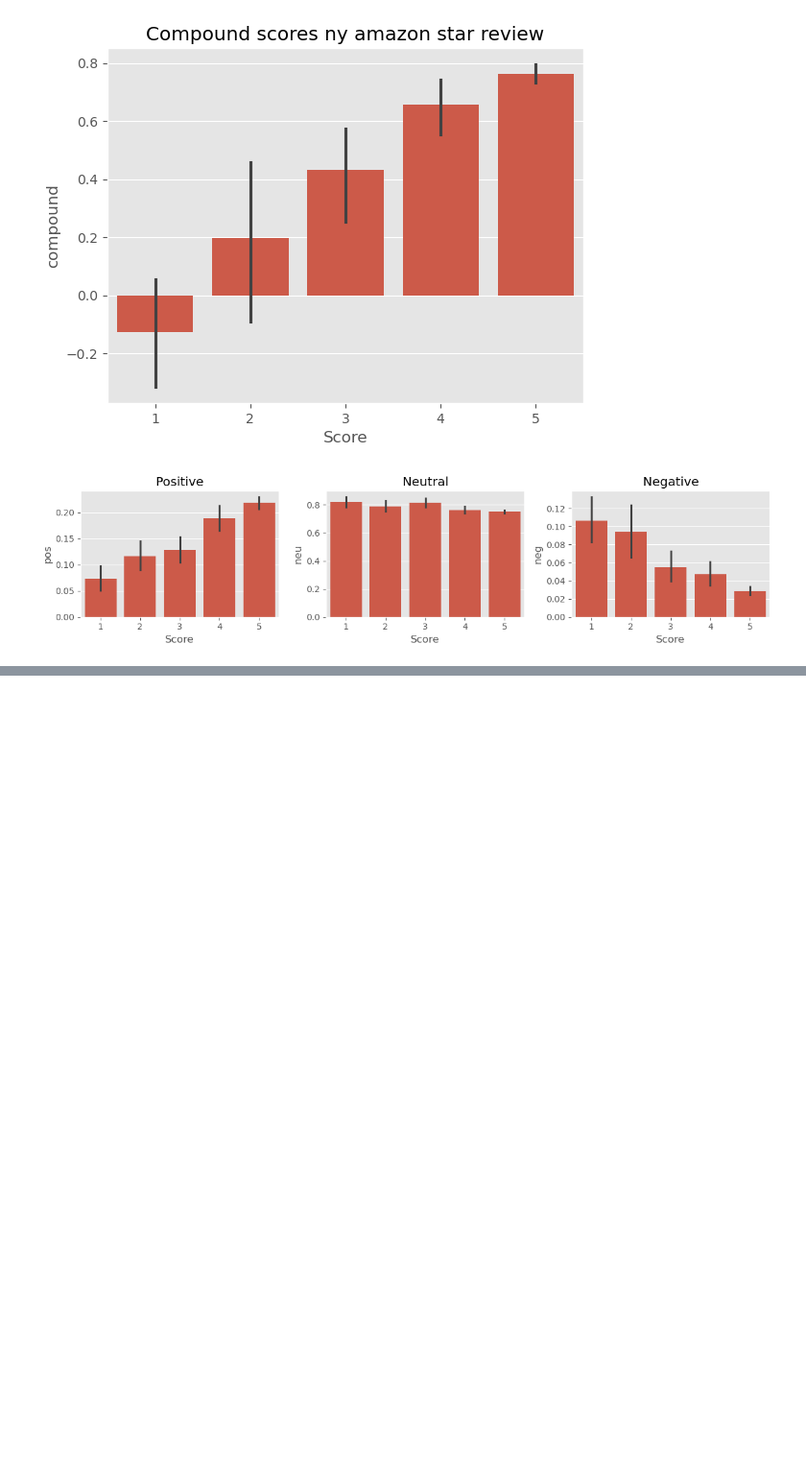
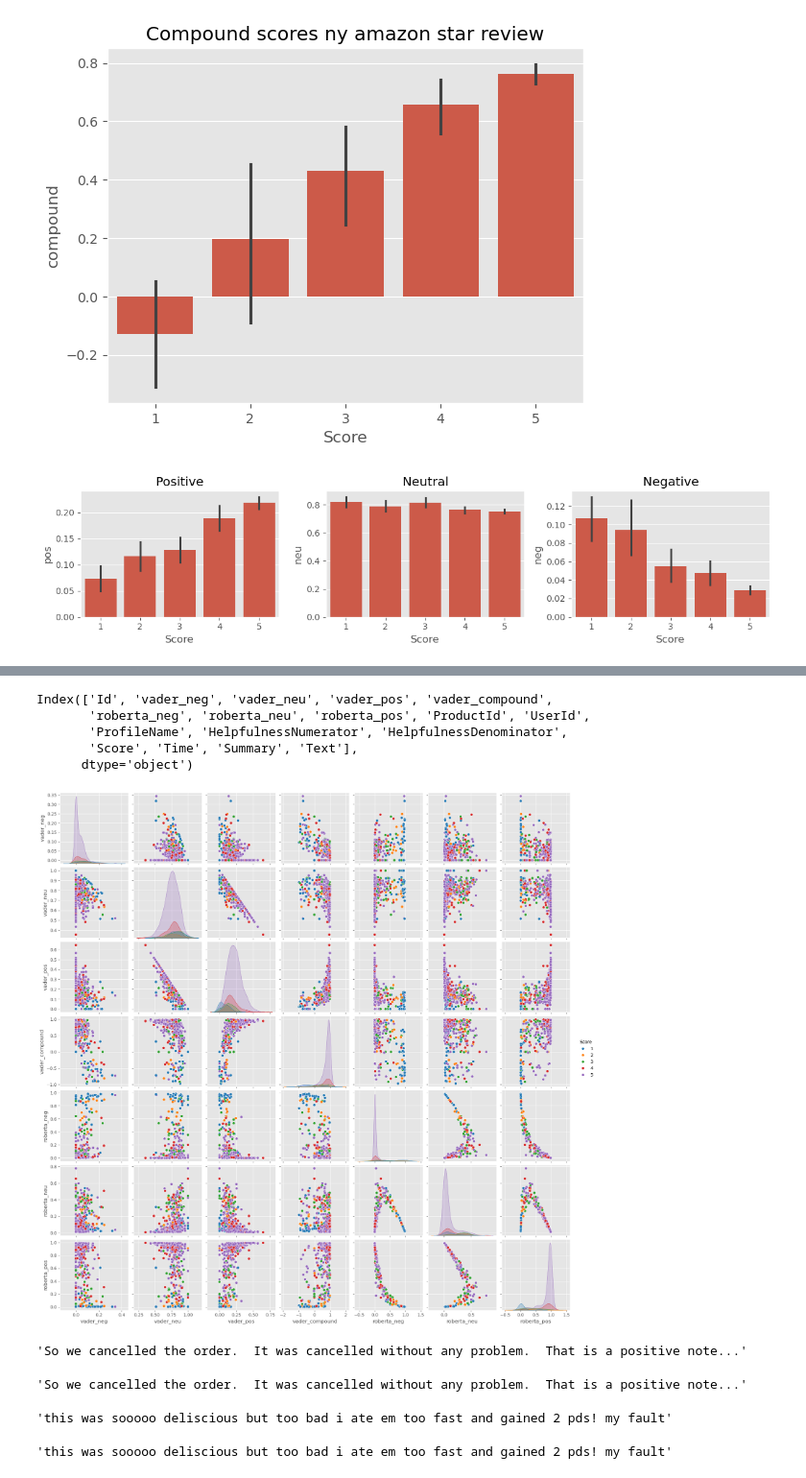
Before and after one commit to shailendranpoyyamozhi/I_am_learning, a Jupyter notebook: NLP/Sentiment_analysis/NLP.ipynb, the cells around one changed output, grey strips where cells are left out. Shown at 96% size. Drawn from its saved outputs; the diff is of its cells as text; code cells hidden in the pictures; blank space fills up the shorter version.

```diff
--- a/NLP/Sentiment_analysis/NLP.ipynb
+++ b/NLP/Sentiment_analysis/NLP.ipynb
@@ -167,0 +156,4 @@ plt.show()
+# %%
+MODEL = f"cardiffnlp/twitter-roberta-base-sentiment"
+tokenizer = AutoTokenizer.from_pretrained(MODEL)
+model = AutoModelForSequenceClassification.from_pretrained(MODEL)
@@ -167,0 +185,27 @@ plt.show()
+# %%
+def polarity_scores_roberta(example):
+    encoded_text = tokenizer(example, return_tensors='pt')
+    output = model(**encoded_text)
+    scores = output[0][0].detach().numpy()
+    scores = softmax(scores)
+    scores_dict ={
+        'roberta_neg':scores[0],
+        'roberta_neu':scores[1],
+        'roberta_pos':scores[2]
+    }
+    return scores_dict
+# %%
+res= {}
+for i,row in tqdm(df.iterrows(),total=len(df)):
+    try:
+        text = row['Text']
+        myid = row['Id']
+        vader_result = sia.polarity_scores(text)
+        vader_result_rename = {}
+        for key, value in vader_result.items():
+            vader_result_rename[f"vader_{key}"] = value
+        roberta_result = polarity_scores_roberta(text)
+        result = {**vader_result_rename,**roberta_result}
+        res[myid] = result
+    except RuntimeError:
+        print(f'Broke for id {myid}')
@@ -167,0 +225,43 @@ plt.show()
+# %%
+# We generate the score using polarity scores and append it with the left of the input data.
+results_df = pd.DataFrame(res).T
+results_df = results_df.reset_index().rename(columns={'index':'Id'})
+results_df = results_df.merge(df, how='left')
+# %%
+results_df.columns
+# %% [output]
+Index(['Id', 'vader_neg', 'vader_neu', 'vader_pos', 'vader_compound',
+       'roberta_neg', 'roberta_neu', 'roberta_pos', 'ProductId', 'UserId',
+       'ProfileName', 'HelpfulnessNumerator', 'HelpfulnessDenominator',
+       'Score', 'Time', 'Summary', 'Text'],
+      dtype='object')
+# %%
+# Comparison of results.
+sns.pairplot(data=results_df,
+             vars=['vader_neg', 'vader_neu', 'vader_pos', 'vader_compound',
+                  'roberta_neg', 'roberta_neu', 'roberta_pos'],
+                  hue='Score',
+                  palette='tab10')
+plt.show()
+# %% [output]
+[figure, added]
+# %%
+# Review some examples
+results_df.query('Score == 1').sort_values('roberta_pos',ascending=False)['Text'].values[0]
+# %% [output]
+'So we cancelled the order.  It was cancelled without any problem.  That is a positive note...'
+# %%
+# Review some examples
+results_df.query('Score == 1').sort_values('vader_pos',ascending=False)['Text'].values[0]
+# %% [output]
+'So we cancelled the order.  It was cancelled without any problem.  That is a positive note...'
+# %%
+# Review some examples
+results_df.query('Score == 5').sort_values('roberta_neg',ascending=False)['Text'].values[0]
+# %% [output]
+'this was sooooo deliscious but too bad i ate em too fast and gained 2 pds! my fault'
+# %%
+# Review some examples
+results_df.query('Score == 5').sort_values('vader_neg',ascending=False)['Text'].values[0]
+# %% [output]
+'this was sooooo deliscious but too bad i ate em too fast and gained 2 pds! my fault'
```
Also changed, not shown: parts of 11 cells of this notebook, 1 other file.
